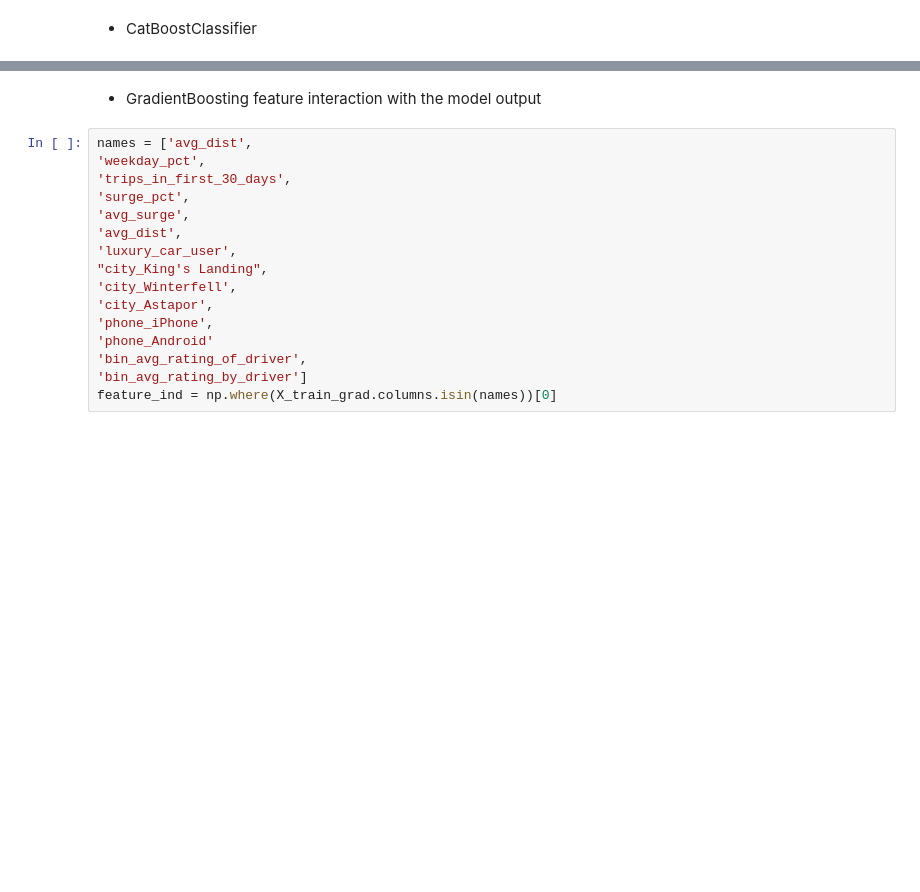
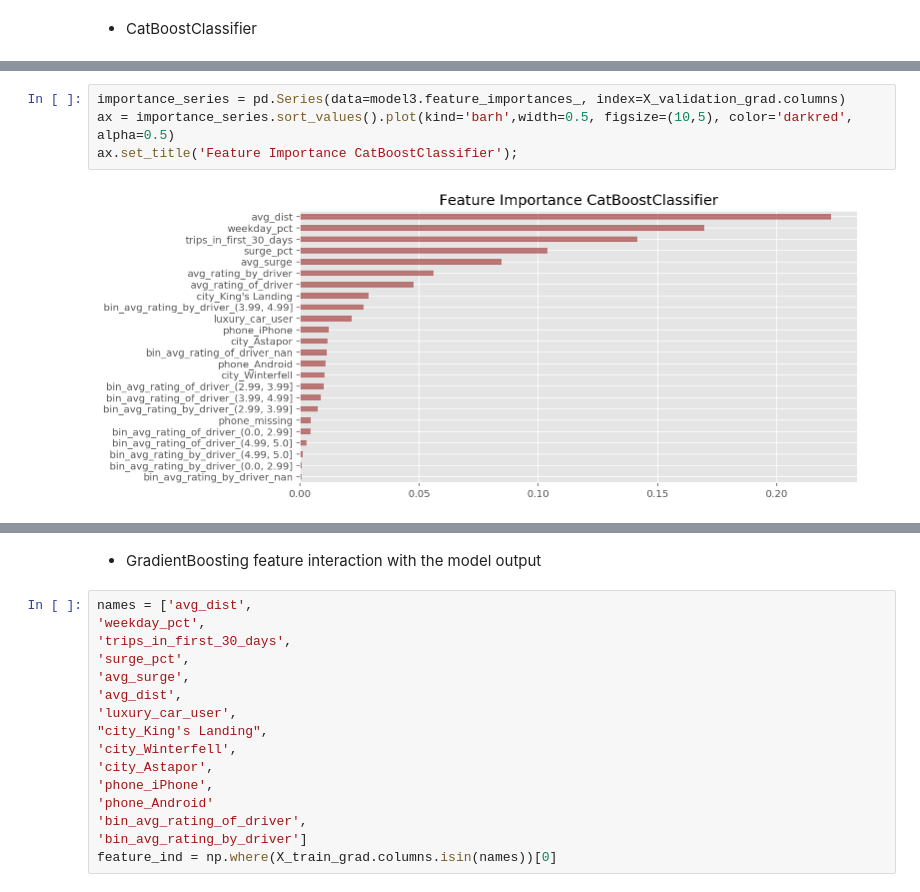
Before and after one commit to gukun770/churn, a Jupyter notebook: Rideshare_App_Churn_Prediction.ipynb, the cells around one changed output, grey strips where cells are left out. Drawn from its saved outputs; the diff is of its cells as text; blank space fills up the shorter version.

```diff
--- a/Rideshare_App_Churn_Prediction.ipynb
+++ b/Rideshare_App_Churn_Prediction.ipynb
@@ -716,3 +731,9 @@ ax.set_title('Feature Importance CatBoostClassifier');
+# %%
+importance_series = pd.Series(data=model3.feature_importances_, index=X_validation_grad.columns)
+ax = importance_series.sort_values().plot(kind='barh',width=0.5, figsize=(10,5), color='darkred', alpha=0.5)
+ax.set_title('Feature Importance CatBoostClassifier');
+# %% [output]
+[figure, added]
 # %%
 pool1 = Pool(data=X_validation_cat, label=y_validation, cat_features=cat_features)
 shap_info = model2.get_feature_importance(data=pool1, fstr_type='ShapValues', verbose=10000)
```
Also changed, not shown: parts of 40 cells of this notebook, 1 other file.
